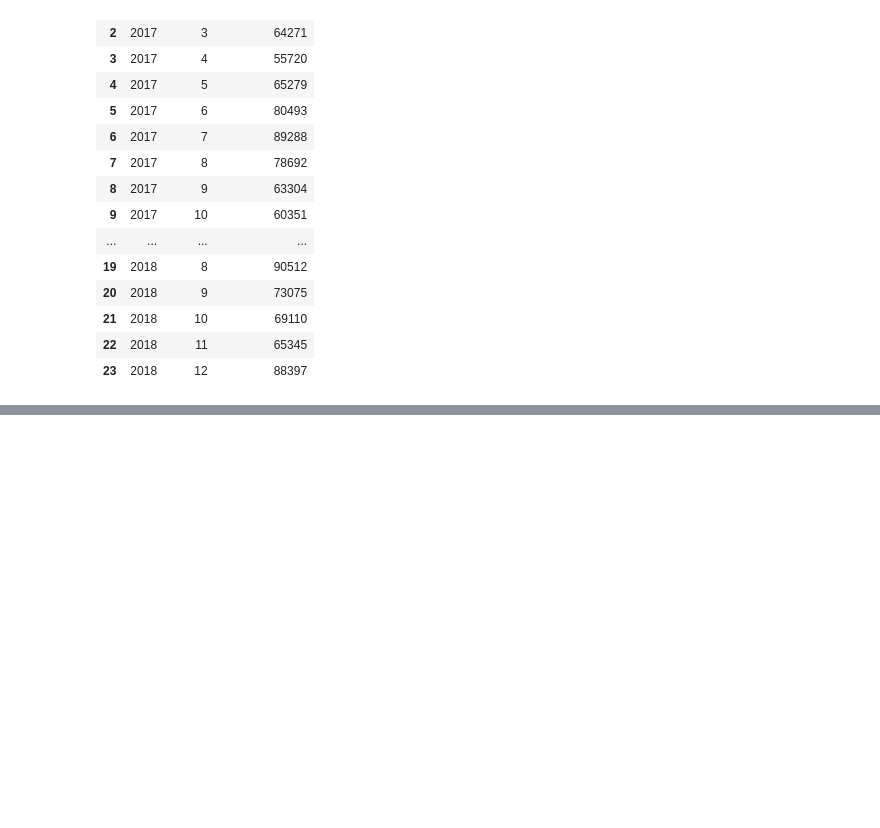
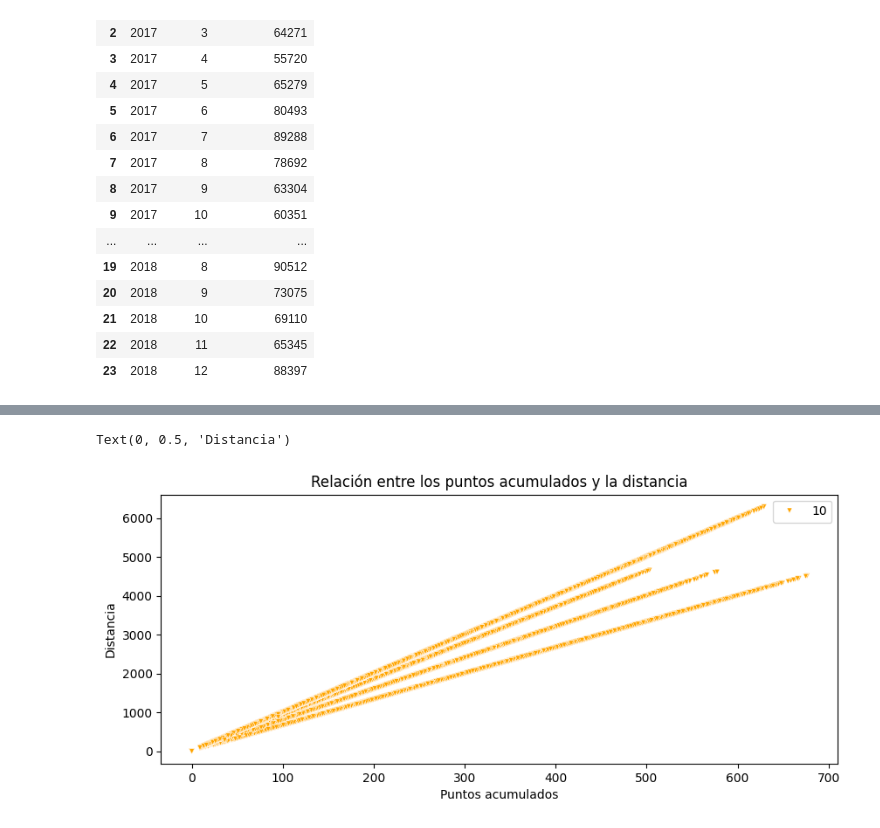
Before and after one commit to Adalab/bda-modulo-3-evaluacion-final-anitaromero25-bot, a Jupyter notebook: evaluacion_mod3_ana_romero_valderrama.ipynb, the cells around one changed output, grey strips where cells are left out. Saved outputs shown, nothing was run; the diff lists cells and outputs as text; code cells hidden in the pictures; blank space fills up the shorter version.

```diff
--- a/evaluacion_mod3_ana_romero_valderrama.ipynb
+++ b/evaluacion_mod3_ana_romero_valderrama.ipynb
@@ -766,0 +785,10 @@ plt.xlabel("");
+# %%
+# ¿ EXISTE UNA RELACIÓN ENTRE LA DISTANCIA DE LOS VUELOS Y LOS PUNTOS ACUMULADOS POR LOS CLIENTES?
+plt.figure(figsize=(10,4))
+sns.scatterplot(x = "points_accumulated", y='distance', data=df_merge, size=10, marker= "v",color = 'orange')
+plt.title ('Relación entre los puntos acumulados y la distancia')
+plt.xlabel('Puntos acumulados')
+plt.ylabel('Distancia')
+# %% [output]
+Text(0, 0.5, 'Distancia')
+[figure, added]
```
Also changed, not shown: parts of 10 cells of this notebook.
